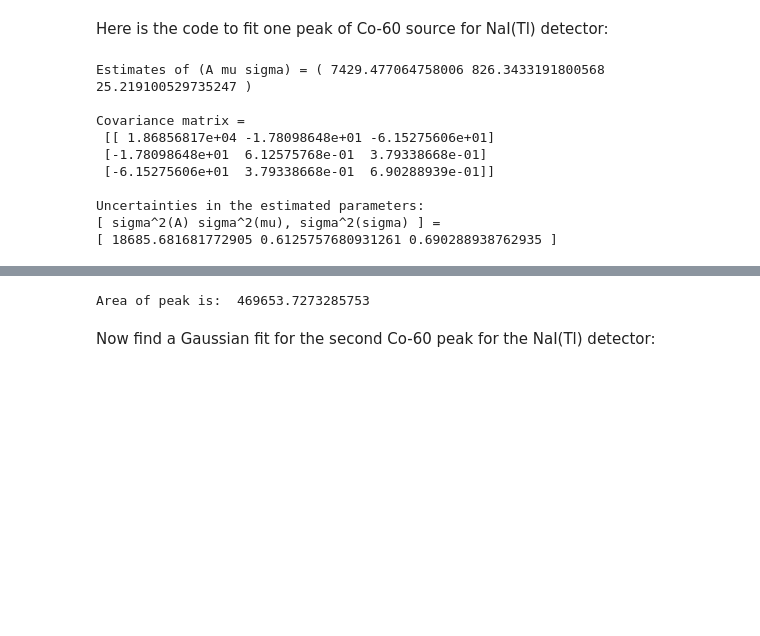
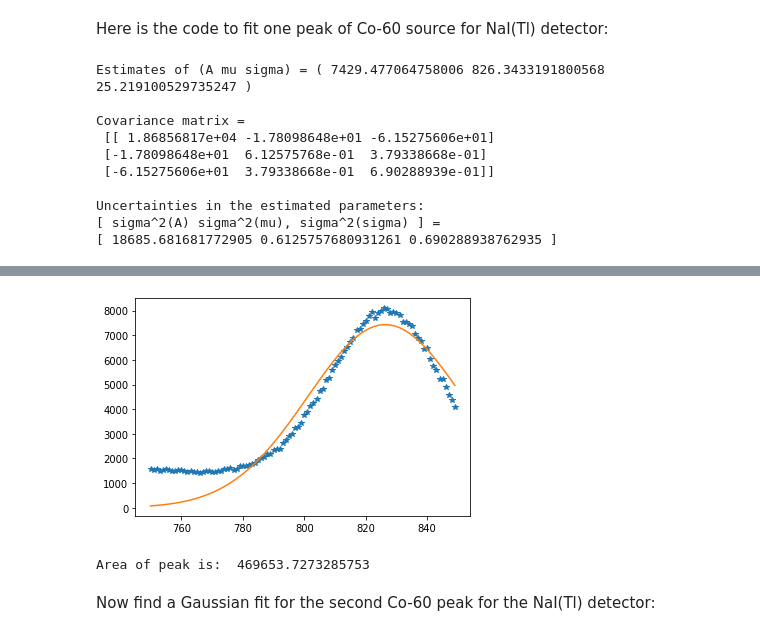
Before and after one commit to ASamarkRoth/FYSC12-Labs, a Jupyter notebook: analysis_code/KF6-Gamma/KF6-Gamma-DataAnalysis-Extended.ipynb, the cells around one changed output, grey strips where cells are left out. Cells and saved outputs as stored; diff of their text form; code cells hidden in the pictures; blank space fills up the shorter version.

```diff
--- a/analysis_code/KF6-Gamma/KF6-Gamma-DataAnalysis-Extended.ipynb
+++ b/analysis_code/KF6-Gamma/KF6-Gamma-DataAnalysis-Extended.ipynb
@@ -93,2 +38,0 @@ With the `analysis_code` one can read the experimental data from one data file a
-# %%
-data = MCA.load_spectrum("test_data.Spe")
@@ -207,20 +56,0 @@ With the analysis code:
-# %%
-mu_guess = 3300
-A_guess = data.y[mu_guess]
-sigma_guess = 1
-n = 50 #number of points on each side to include in fit
-
-gauss = fithelpers.fit_gaussian_at_idx(data.x, data.y, mu_guess, npoints=n)
-print("Estimates of (A mu sigma) = (", gauss.A, gauss.mu, gauss.sigma, ")\n")
-
-print("Covariance matrix = \n", gauss.covar_matrix, "\n")
-
-print("Uncertainties in the estimated parameters: \n[ sigma^2(A) sigma^2(mu), sigma^2(sigma) ] = \n[", gauss.covar_matrix[0][0], gauss.covar_matrix[1][1], gauss.covar_matrix[2][2], "]" )
-
-plt.figure()
-plt.plot(data.x[mu_guess-n:mu_guess+n], data.y[mu_guess-n:mu_guess+n], linestyle="", marker="*")
-plt.plot(data.x[mu_guess-n:mu_guess+n], gauss.value(data.x)[mu_guess-n:mu_guess+n])
-plt.show()
-
-Area = np.sqrt(2*np.pi)*gauss.A*np.abs(gauss.sigma)
-print('Area of peak is: ', Area)
@@ -301,7 +109,7 @@ mu_guess = 800
 x = Co60_NaI.x
 y = Co60_NaI.y
 
-A_guess = data.y[mu_guess]
+A_guess = Co60_NaI.y[mu_guess]
 sigma_guess = 1
 n = 50 #number of points on each side to include in fit
 
@@ -338,3 +144,4 @@ Uncertainties in the estimated parameters:
+[figure, added]
 Area of peak is:  469653.7273285753
 # %% [markdown]
 Now find a Gaussian fit for the second Co-60 peak for the NaI(Tl) detector:
```
Also changed, not shown: parts of 23 cells of this notebook, 2 other files.
